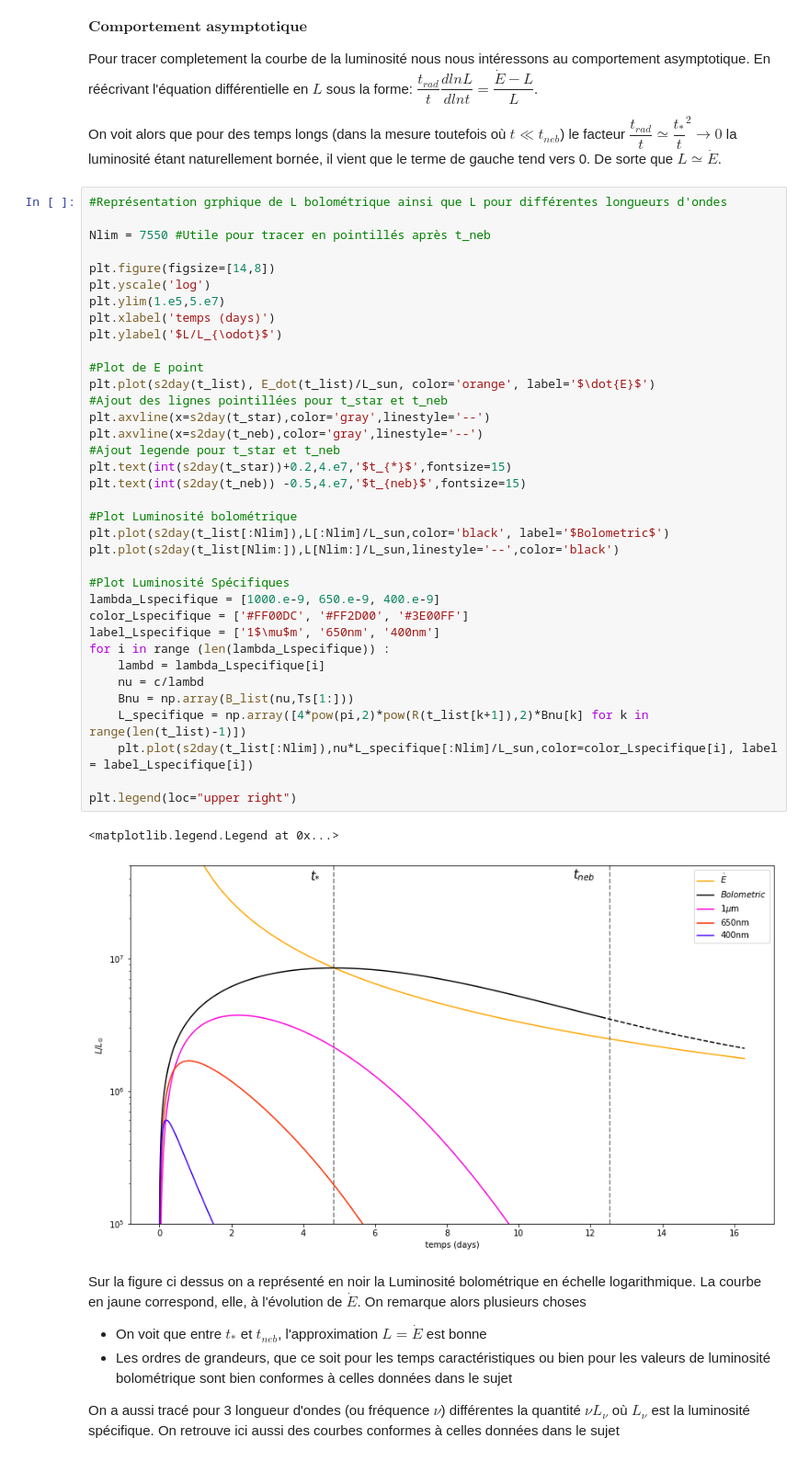
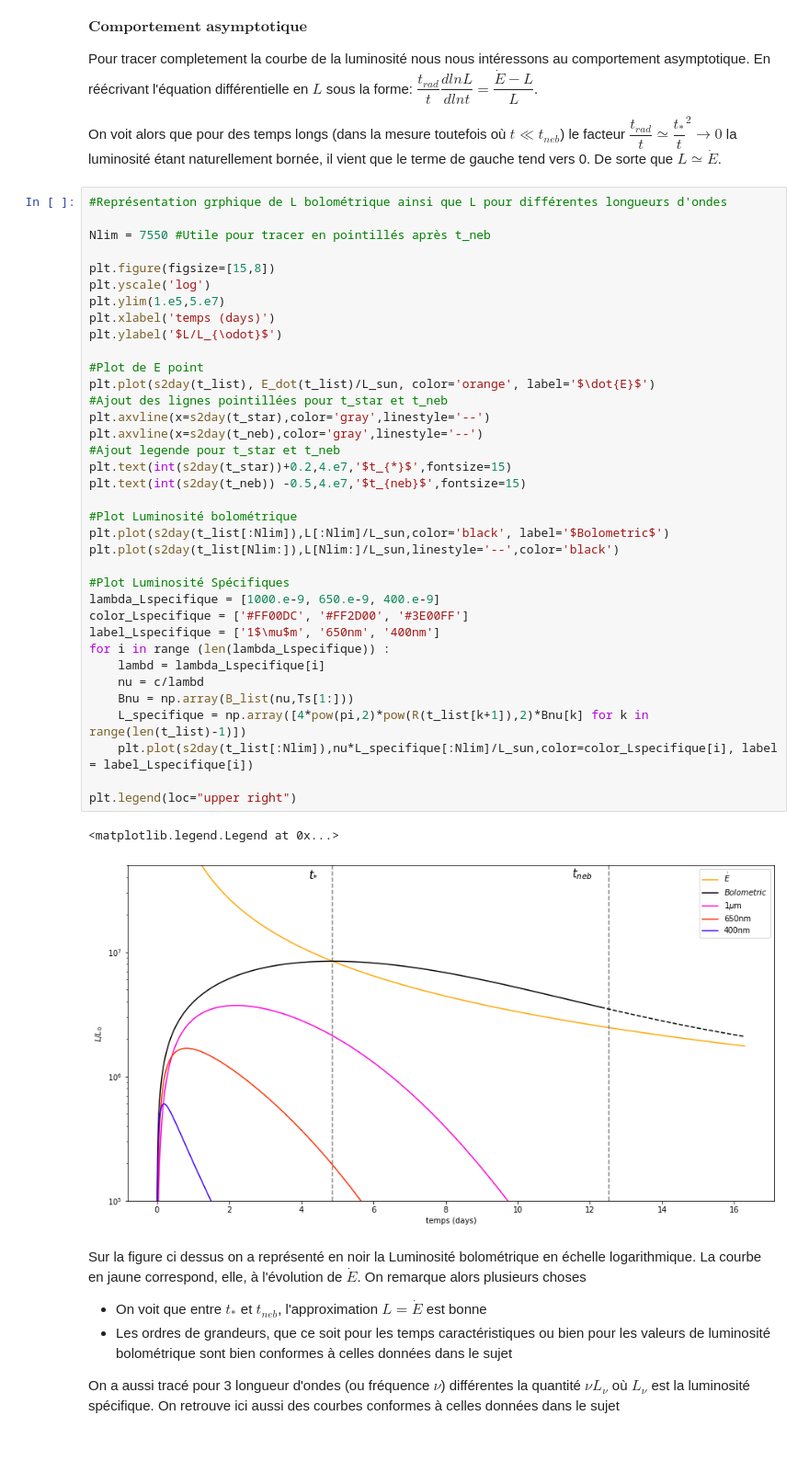
Before and after one commit to romainpch/PHY583, a Jupyter notebook: Astro.ipynb, the cells around one changed output. Shown: that part at 92% size. Cells and saved outputs as stored; diff of their text form.

```diff
--- a/Astro.ipynb
+++ b/Astro.ipynb
@@ -296,40 +296,40 @@ On voit alors que pour des temps longs (dans la mesure toutefois où $t \ll t_{n
 
 Nlim = 7550 #Utile pour tracer en pointillés après t_neb
 
-plt.figure(figsize=[14,8])
+plt.figure(figsize=[15,8])
 plt.yscale('log')
 plt.ylim(1.e5,5.e7)
 plt.xlabel('temps (days)')
 plt.ylabel('$L/L_{\odot}$')
 
 #Plot de E point
 plt.plot(s2day(t_list), E_dot(t_list)/L_sun, color='orange', label='$\dot{E}$')
 #Ajout des lignes pointillées pour t_star et t_neb
 plt.axvline(x=s2day(t_star),color='gray',linestyle='--')
 plt.axvline(x=s2day(t_neb),color='gray',linestyle='--')
 #Ajout legende pour t_star et t_neb
 plt.text(int(s2day(t_star))+0.2,4.e7,'$t_{*}$',fontsize=15)
 plt.text(int(s2day(t_neb)) -0.5,4.e7,'$t_{neb}$',fontsize=15)
 
 #Plot Luminosité bolométrique
 plt.plot(s2day(t_list[:Nlim]),L[:Nlim]/L_sun,color='black', label='$Bolometric$')
 plt.plot(s2day(t_list[Nlim:]),L[Nlim:]/L_sun,linestyle='--',color='black')
 
 #Plot Luminosité Spécifiques
 lambda_Lspecifique = [1000.e-9, 650.e-9, 400.e-9]
 color_Lspecifique = ['#FF00DC', '#FF2D00', '#3E00FF']
 label_Lspecifique = ['1$\mu$m', '650nm', '400nm']
 for i in range (len(lambda_Lspecifique)) :
     lambd = lambda_Lspecifique[i]
     nu = c/lambd
     Bnu = np.array(B_list(nu,Ts[1:]))
     L_specifique = np.array([4*pow(pi,2)*pow(R(t_list[k+1]),2)*Bnu[k] for k in range(len(t_list)-1)])
     plt.plot(s2day(t_list[:Nlim]),nu*L_specifique[:Nlim]/L_sun,color=color_Lspecifique[i], label = label_Lspecifique[i])
 
 plt.legend(loc="upper right")
 # %% [output]
 <matplotlib.legend.Legend at 0x...>
-[figure, old version]
+[figure, new version]
 # %% [markdown]
 
 Sur la figure ci dessus on a représenté en noir la Luminosité bolométrique en échelle logarithmique. La courbe en jaune correspond, elle, à l'évolution de $\dot{E}$. On remarque alors plusieurs choses
```
